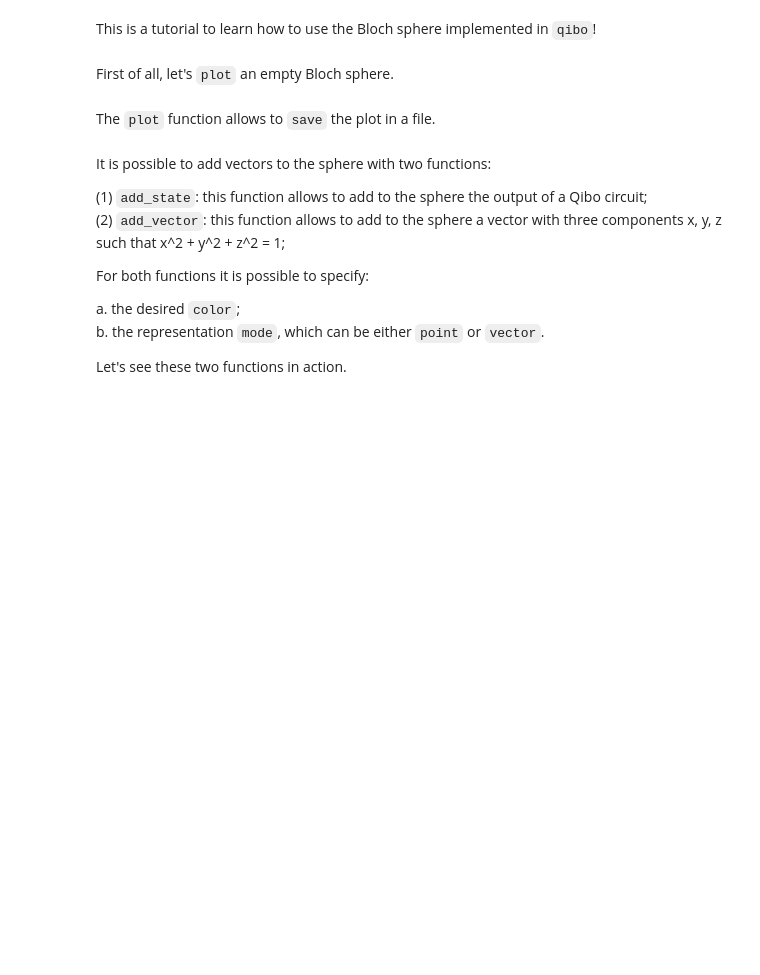
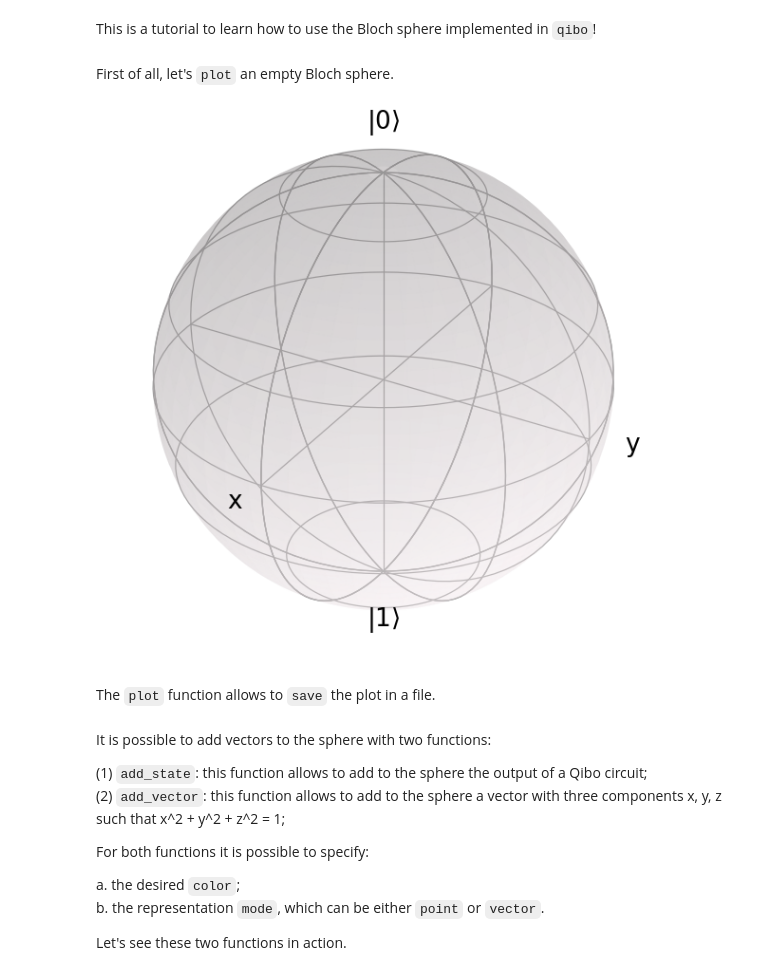
Before and after one commit to qiboteam/qibo, a Jupyter notebook: examples/bloch_sphere/bloch_sphere.ipynb, the cells around one changed output. Drawn from its saved outputs; the diff is of its cells as text; code cells hidden in the pictures; blank space fills up the shorter version.

```diff
--- a/examples/bloch_sphere/bloch_sphere.ipynb
+++ b/examples/bloch_sphere/bloch_sphere.ipynb
@@ -10,8 +12,10 @@ from qibo.ui.bloch import Bloch
 # %% [markdown]
 First of all, let's `plot` an empty Bloch sphere.
 # %%
-bs = Bloch(backend="qtagg")
+bs = Bloch(backend="jupyter")
 bs.plot()
+# %% [output]
+[figure, added]
 # %% [markdown]
 The `plot` function allows to `save` the plot in a file.
 # %%
```
Also changed, not shown: parts of 5 cells of this notebook, 1 other file.
